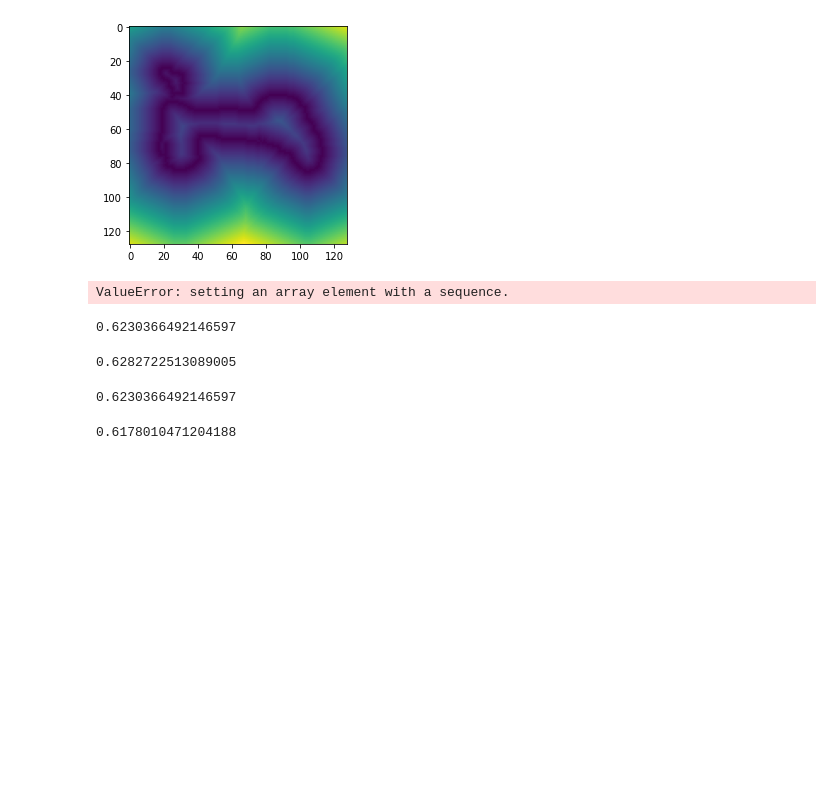
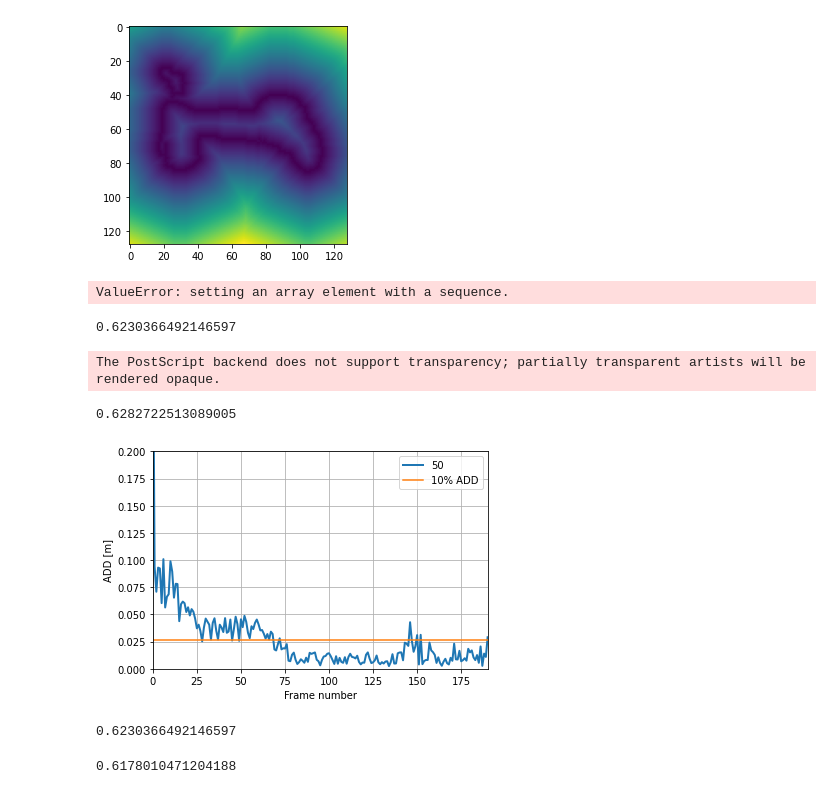
Before and after one commit to cziczer/uczenie-maszyn, a Jupyter notebook: lab7/Lab7.ipynb, the cells around one changed output. Saved outputs shown, nothing was run; the diff lists cells and outputs as text; code cells hidden in the pictures; blank space fills up the shorter version.

Commit message:
Added a plot for topsis

```diff
--- a/lab7/Lab7.ipynb
+++ b/lab7/Lab7.ipynb
@@ -725,11 +723,15 @@ print(add_proc)
 # %%
 # topsis - 100 points
 
 gt_skip, pnp_results = calculate_pnp_topsis(best_pnp, flag=best_flag, n_points=100, average=best_average)
 add_proc, add_all = count_add(gt_skip, pnp_results, add_metric)
 print(add_proc)
+
+plot_pnp_results_quality(pnp_results)
 # %% [output]
-0.6282722513089005
+The PostScript backend does not support transparency; partially transparent artists will be rendered opaque.
+0.6282722513089005
+[figure, added]
 # %%
 # default - 120 points
 
```
Also changed, not shown: parts of 1 cell of this notebook, 2 other files.
